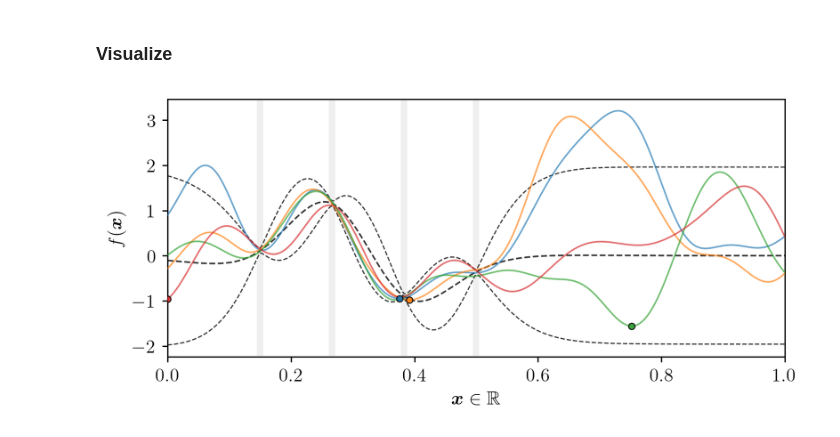
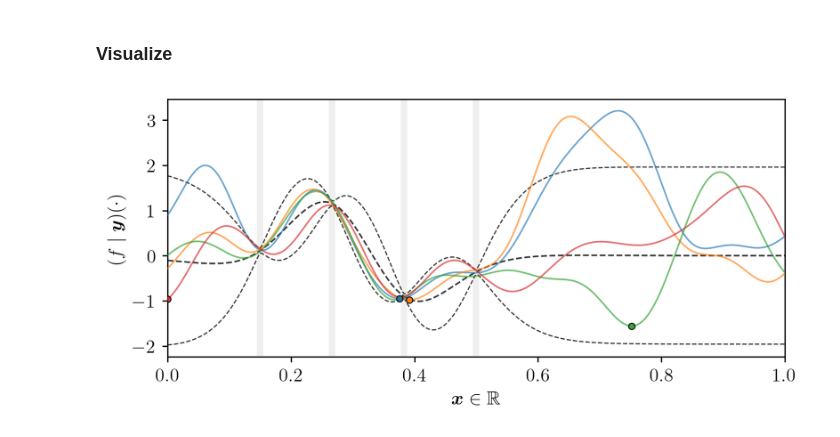
Before and after one commit to j-wilson/GPflowSampling, a Jupyter notebook: examples/2_pathwise_minimization.ipynb, the cells around one changed output. Cells and saved outputs as stored; diff of their text form; code cells hidden in the pictures.

```diff
--- a/examples/2_pathwise_minimization.ipynb
+++ b/examples/2_pathwise_minimization.ipynb
@@ -100,32 +100,32 @@ for x in X:
     ax.axvline(x,
                linewidth=4,
                zorder=0,
                alpha=0.25,
                color='silver')
 
 Xnew = np.linspace(0, 1, 1024)[:, None]
 fnew = tf.squeeze(model.predict_f_samples(Xnew))
 mu, sigma2 = map(tf.squeeze, model.predict_f(Xnew))
 
 # Show gold-standard quantiles
 ax.plot(Xnew, mu , '--k', linewidth=1.0, alpha=0.8)
 ax.plot(Xnew, mu + tf.math.ndtri(lower) * tf.sqrt(sigma2), '--k', linewidth=0.75, alpha=0.8)
 ax.plot(Xnew, mu + tf.math.ndtri(upper) * tf.sqrt(sigma2), '--k', linewidth=0.75, alpha=0.8)
 
 # Plot samples paths and pathwise minimizers
 fcand = model.predict_f_samples(Xvars, sample_axis=0)
 index = tf.argmin(fcand, axis=1)
 xmins = take_along_axis(Xvars, index[..., None], axis=1)
 fmins = take_along_axis(fcand, index[..., None], axis=1)
 cmap = plt.get_cmap('tab10')
 colors = cmap(range(model.paths.sample_shape[0]))
 for i, xmin, fmin, f in zip (count(), xmins, fmins, fnew):
     ax.plot(Xnew, f, zorder=99, color=colors[i], alpha=2/3, linewidth=1.0)
     ax.scatter(xmin, fmin, zorder=999, color=colors[i], alpha=0.9, linewidth=2/3,
                marker='o', s=16, edgecolor='k')
 
-_ = ax.set_ylabel(r'$f(\v{x})$')
+_ = ax.set_ylabel(r'$(f \mid \v{y})(\cdot)$')
 _ = ax.set_xlim(0, 1)
 _ = ax.set_xlabel(r'$\v{x} \in \mathbb{R}$')
 # %% [output]
-[figure, old version]
+[figure, new version]
```
Also changed, not shown: parts of 1 cell of this notebook, 10 other files.
